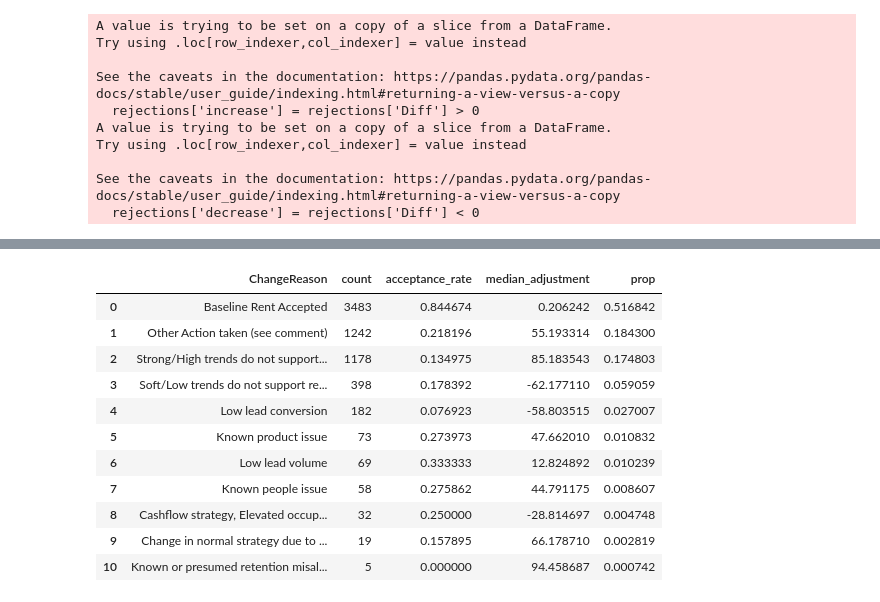
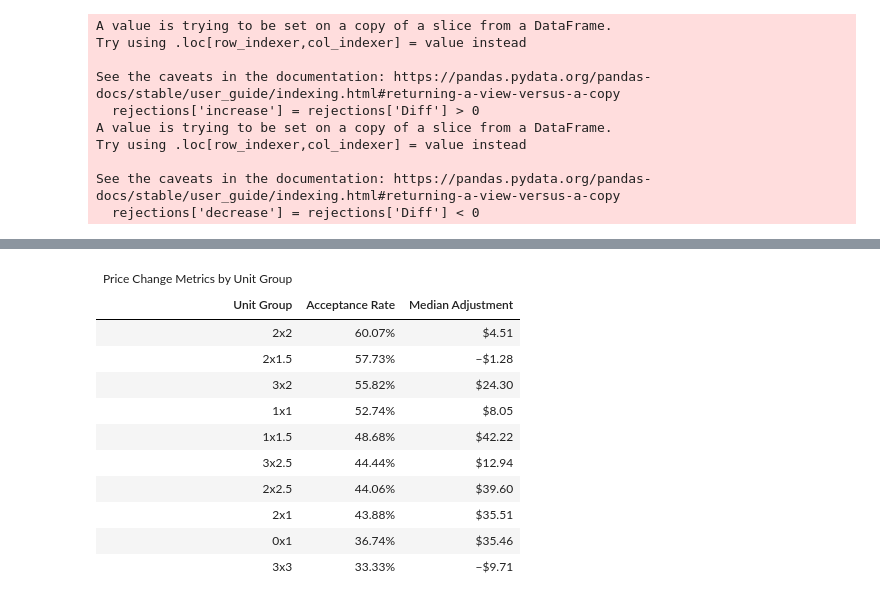
Before and after one commit to tysonking02/rm_edits, a Jupyter notebook: rm_edits_exploratory.ipynb, the cells around one changed output, grey strips where cells are left out. Drawn from its saved outputs; the diff is of its cells as text; code cells hidden in the pictures.

```diff
--- a/rm_edits_exploratory.ipynb
+++ b/rm_edits_exploratory.ipynb
@@ -85,28 +88,43 @@ Rejected Decrease percentage: 37.7
-# %%
-total_adj = len(baseline_merged)
-
-by_reason = baseline_merged.groupby('ChangeReason').agg(
-    count = ('accepted', 'count'),
-    acceptance_rate = ('accepted_range', 'mean'),
-    median_adjustment = ('Diff', 'median')
-).sort_values('count', ascending=False).reset_index()
-
-by_reason['prop'] = by_reason['count'] / total_adj
-
-display(by_reason)
-# %% [output]
-|  | ChangeReason | count | acceptance_rate | median_adjustment | prop |
-| 0 | Baseline Rent Accepted | 3483 | 0.844674 | 0.206242 | 0.516842 |
-| 1 | Other Action taken (see comment) | 1242 | 0.218196 | 55.193314 | 0.184300 |
-| 2 | Strong/High trends do not support... | 1178 | 0.134975 | 85.183543 | 0.174803 |
-| 3 | Soft/Low trends do not support re... | 398 | 0.178392 | -62.177110 | 0.059059 |
-| 4 | Low lead conversion | 182 | 0.076923 | -58.803515 | 0.027007 |
-| 5 | Known product issue | 73 | 0.273973 | 47.662010 | 0.010832 |
-| 6 | Low lead volume | 69 | 0.333333 | 12.824892 | 0.010239 |
-| 7 | Known people issue | 58 | 0.275862 | 44.791175 | 0.008607 |
-| 8 | Cashflow strategy, Elevated occup... | 32 | 0.250000 | -28.814697 | 0.004748 |
-| 9 | Change in normal strategy due to ... | 19 | 0.157895 | 66.178710 | 0.002819 |
-| 10 | Known or presumed retention misal... | 5 | 0.000000 | 94.458687 | 0.000742 |
+# %%
+by_unitgroup = baseline_merged.groupby('FloorPlanGroupName').agg(
+    count = ('accepted', 'count'),
+    acceptance_rate = ('accepted_range', 'mean'),
+    median_adjustment = ('Diff', 'median')
+).sort_values('acceptance_rate', ascending=False).reset_index()
+
+by_unitgroup = by_unitgroup[by_unitgroup['count'] > 50]
+
+# Create a GT object
+table = GT(by_unitgroup[['FloorPlanGroupName', 'acceptance_rate', 'median_adjustment']])
+
+table = (
+    table
+    .cols_label(FloorPlanGroupName = md("**Unit Group**"),
+                acceptance_rate = md("**Acceptance Rate**"),
+                median_adjustment = md("**Median Adjustment**"))
+    .tab_header(title = "Price Change Metrics by Unit Group")
+    .fmt_currency(columns = 2)
+    .fmt_percent(columns = 1)
+    .tab_style(
+        style=style.text(style="italic"),
+        locations = loc.body(columns=0)
+    )
+)
+
+table
+# %% [output]
+| Price Change Metrics by Unit Group |  |  |
+| Unit Group | Acceptance Rate | Median Adjustment |
+| 2x2 | 60.07% | $4.51 |
+| 2x1.5 | 57.73% | −$1.28 |
+| 3x2 | 55.82% | $24.30 |
+| 1x1 | 52.74% | $8.05 |
+| 1x1.5 | 48.68% | $42.22 |
+| 3x2.5 | 44.44% | $12.94 |
+| 2x2.5 | 44.06% | $39.60 |
+| 2x1 | 43.88% | $35.51 |
+| 0x1 | 36.74% | $35.46 |
+| 3x3 | 33.33% | −$9.71 |
 # %%
 by_rm = baseline_merged.groupby(['MarketName']).agg(
     count = ('accepted', 'count'),
```
Also changed, not shown: parts of 10 cells of this notebook, 36 other files.
